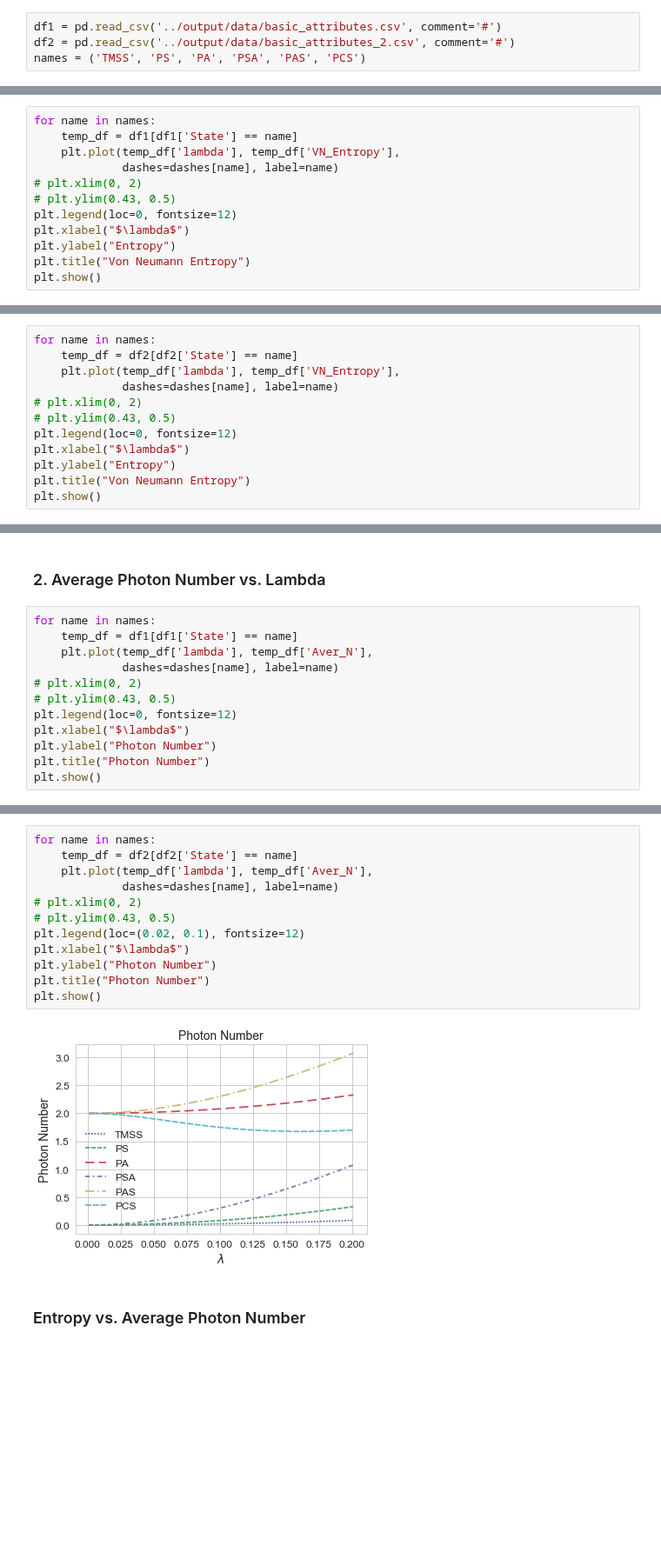
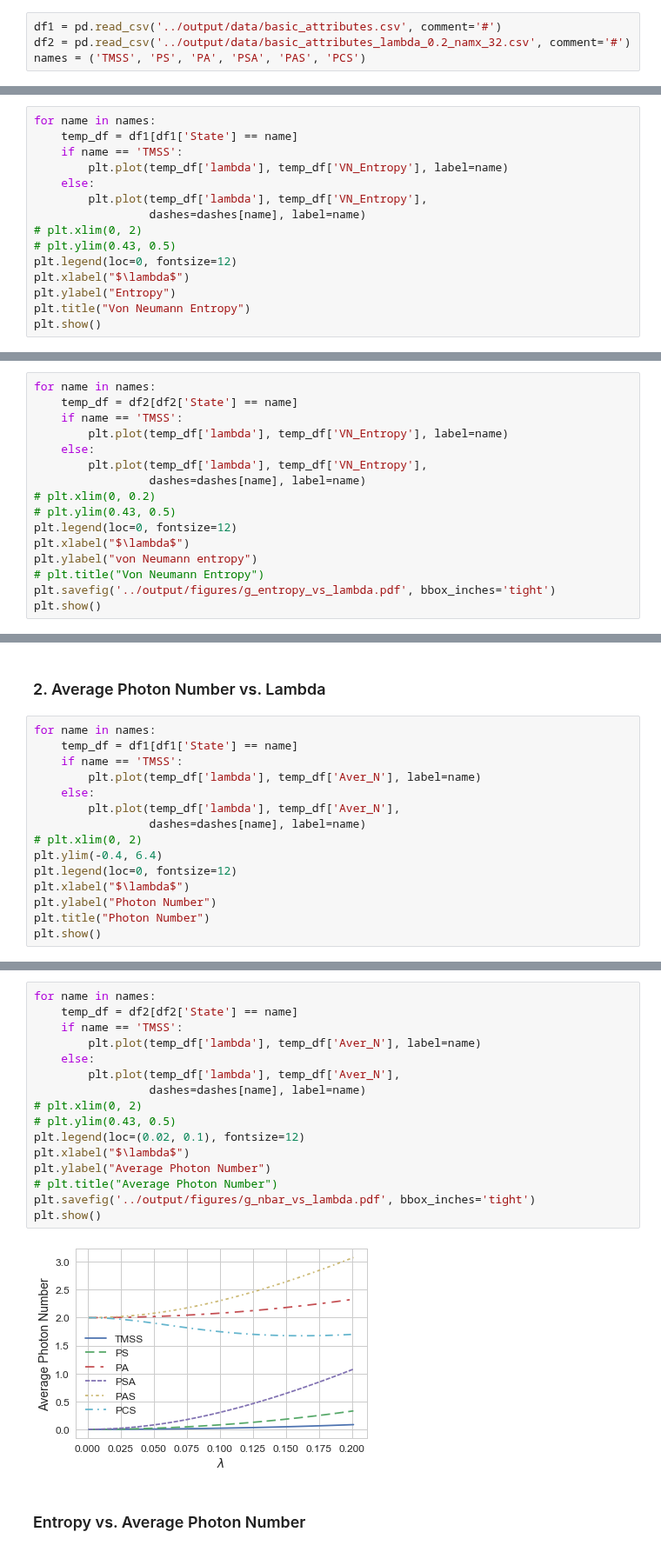
Before and after one commit to lffan/quantum_illumination, a Jupyter notebook: ipynbs/Experiment_0_Basic_Attributes.ipynb, the cells around one changed output, grey strips where cells are left out. Shown at 87% size. Cells and saved outputs as stored; diff of their text form; blank space fills up the shorter version.

```diff
--- a/ipynbs/Experiment_0_Basic_Attributes.ipynb
+++ b/ipynbs/Experiment_0_Basic_Attributes.ipynb
@@ -23,7 +163,7 @@ np.set_printoptions(threshold='nan', precision=6, suppress=True)
 ## Read datat
 # %%
 df1 = pd.read_csv('../output/data/basic_attributes.csv', comment='#')
-df2 = pd.read_csv('../output/data/basic_attributes_2.csv', comment='#')
+df2 = pd.read_csv('../output/data/basic_attributes_lambda_0.2_namx_32.csv', comment='#')
 names = ('TMSS', 'PS', 'PA', 'PSA', 'PAS', 'PCS')
 # %%
 df1.head()
@@ -56,8 +194,11 @@ np.arctanh(0.2)
 # %%
 for name in names:
     temp_df = df1[df1['State'] == name]
-    plt.plot(temp_df['lambda'], temp_df['VN_Entropy'],
-             dashes=dashes[name], label=name)
+    if name == 'TMSS':
+        plt.plot(temp_df['lambda'], temp_df['VN_Entropy'], label=name)
+    else:
+        plt.plot(temp_df['lambda'], temp_df['VN_Entropy'],
+                 dashes=dashes[name], label=name)
 # plt.xlim(0, 2)
 # plt.ylim(0.43, 0.5)
 plt.legend(loc=0, fontsize=12)
@@ -70,13 +211,17 @@ plt.show()
 # %%
 for name in names:
     temp_df = df2[df2['State'] == name]
-    plt.plot(temp_df['lambda'], temp_df['VN_Entropy'],
-             dashes=dashes[name], label=name)
-# plt.xlim(0, 2)
+    if name == 'TMSS':
+        plt.plot(temp_df['lambda'], temp_df['VN_Entropy'], label=name)
+    else:
+        plt.plot(temp_df['lambda'], temp_df['VN_Entropy'],
+                 dashes=dashes[name], label=name)
+# plt.xlim(0, 0.2)
 # plt.ylim(0.43, 0.5)
 plt.legend(loc=0, fontsize=12)
 plt.xlabel("$\lambda$")
-plt.ylabel("Entropy")
-plt.title("Von Neumann Entropy")
+plt.ylabel("von Neumann entropy")
+# plt.title("Von Neumann Entropy")
+plt.savefig('../output/figures/g_entropy_vs_lambda.pdf', bbox_inches='tight')
 plt.show()
 # %% [output]
@@ -86,10 +231,13 @@ plt.show()
 # %%
 for name in names:
     temp_df = df1[df1['State'] == name]
-    plt.plot(temp_df['lambda'], temp_df['Aver_N'],
-             dashes=dashes[name], label=name)
+    if name == 'TMSS':
+        plt.plot(temp_df['lambda'], temp_df['Aver_N'], label=name)
+    else:
+        plt.plot(temp_df['lambda'], temp_df['Aver_N'],
+                 dashes=dashes[name], label=name)
 # plt.xlim(0, 2)
-# plt.ylim(0.43, 0.5)
+plt.ylim(-0.4, 6.4)
 plt.legend(loc=0, fontsize=12)
 plt.xlabel("$\lambda$")
 plt.ylabel("Photon Number")
@@ -100,16 +248,20 @@ plt.show()
 # %%
 for name in names:
     temp_df = df2[df2['State'] == name]
-    plt.plot(temp_df['lambda'], temp_df['Aver_N'],
-             dashes=dashes[name], label=name)
+    if name == 'TMSS':
+        plt.plot(temp_df['lambda'], temp_df['Aver_N'], label=name)
+    else:
+        plt.plot(temp_df['lambda'], temp_df['Aver_N'],
+                 dashes=dashes[name], label=name)
 # plt.xlim(0, 2)
 # plt.ylim(0.43, 0.5)
 plt.legend(loc=(0.02, 0.1), fontsize=12)
 plt.xlabel("$\lambda$")
-plt.ylabel("Photon Number")
-plt.title("Photon Number")
+plt.ylabel("Average Photon Number")
+# plt.title("Average Photon Number")
+plt.savefig('../output/figures/g_nbar_vs_lambda.pdf', bbox_inches='tight')
 plt.show()
 # %% [output]
-[figure, old version]
+[figure, new version]
 # %% [markdown]
 ### Entropy vs. Average Photon Number
```
Also changed, not shown: parts of 25 cells of this notebook, 9 other files.
